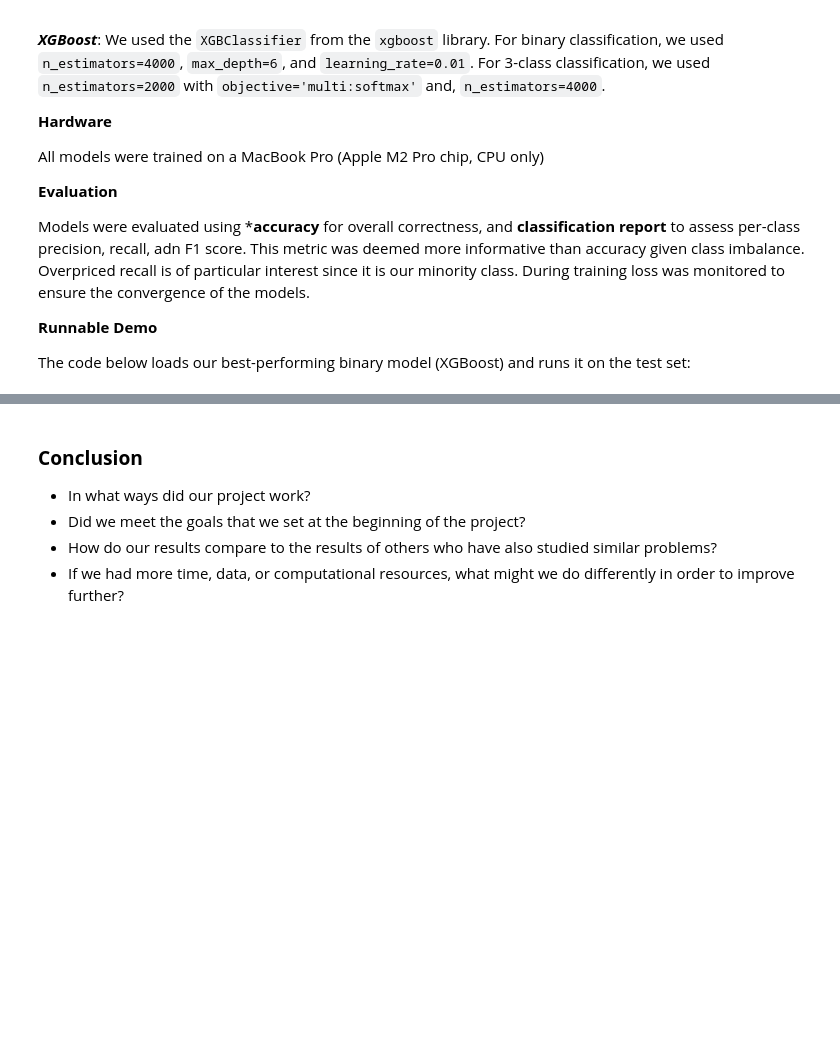
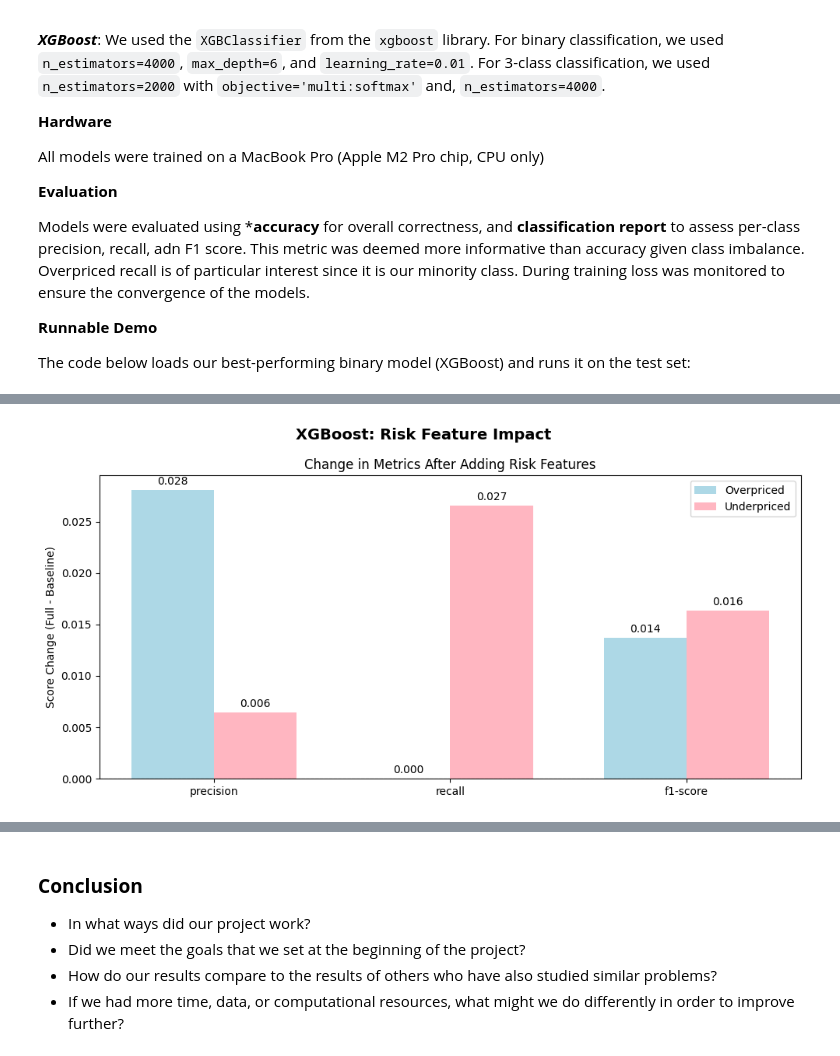
Before and after one commit to A-Kester/ipologists, a Jupyter notebook: report.ipynb, the cells around one changed output, grey strips where cells are left out. Cells and saved outputs as stored; diff of their text form; code cells hidden in the pictures; blank space fills up the shorter version.

```diff
--- a/report.ipynb
+++ b/report.ipynb
@@ -263,0 +365,41 @@ Example of
+# %%
+from src.pipeline import prepare_xgboost, features, risk_features
+risk = pd.read_csv("data/final/dataset_with_risk.csv")
+X_train, X_test_baseline, y_train, y_test_baseline = prepare_xgboost(risk, "underpriced", features)
+X_train, X_test_full, y_train, y_test_full = prepare_xgboost(risk, "underpriced", risk_features)
+
+with open("src/models/saved_models/xgBoost/xgb_baseline_risk.pkl", "rb") as f:
+    xgb_baseline = pickle.load(f)
+with open("src/models/saved_models/xgBoost/xgb_full_risk.pkl", "rb") as f:
+    xgb_full = pickle.load(f)
+
+preds_baseline = xgb_baseline.predict(X_test_baseline)
+preds_full = xgb_full.predict(X_test_full)
+
+report_baseline = classification_report(y_test_baseline, preds_baseline, target_names=["Overpriced", "Underpriced"], output_dict=True)
+report_full = classification_report(y_test_full, preds_full, target_names=["Overpriced", "Underpriced"], output_dict=True)
+
+classes=["Overpriced", "Underpriced"]
+metrics= ["precision", "recall", "f1-score"]
+x=np.arange(len(metrics))
+width = 0.35
+
+fig, ax = plt.subplots(figsize=(10, 5))
+fig.suptitle("XGBoost: Risk Feature Impact", fontsize=14, fontweight="bold")
+colors = ["lightblue", "lightpink"]
+for i, cls in enumerate(classes):
+    delta = [report_full[cls][m] -report_baseline[cls][m] for m in metrics]
+    bars =ax.bar(x + i * width, delta, width, label=cls, color=colors[i])
+    ax.bar_label(bars, fmt="%.3f", padding=3)
+
+ax.axhline(0, color="gray", linewidth=0.8, linestyle="--")
+ax.set_xticks(x + width / 2)
+ax.set_xticklabels(metrics)
+ax.set_ylabel("Score Change (Full - Baseline)")
+ax.set_title("Change in Metrics After Adding Risk Features")
+ax.legend()
+
+plt.tight_layout()
+plt.show()
+# %% [output]
+[figure, added]
```
Also changed, not shown: parts of 20 cells of this notebook, 20 other files.
